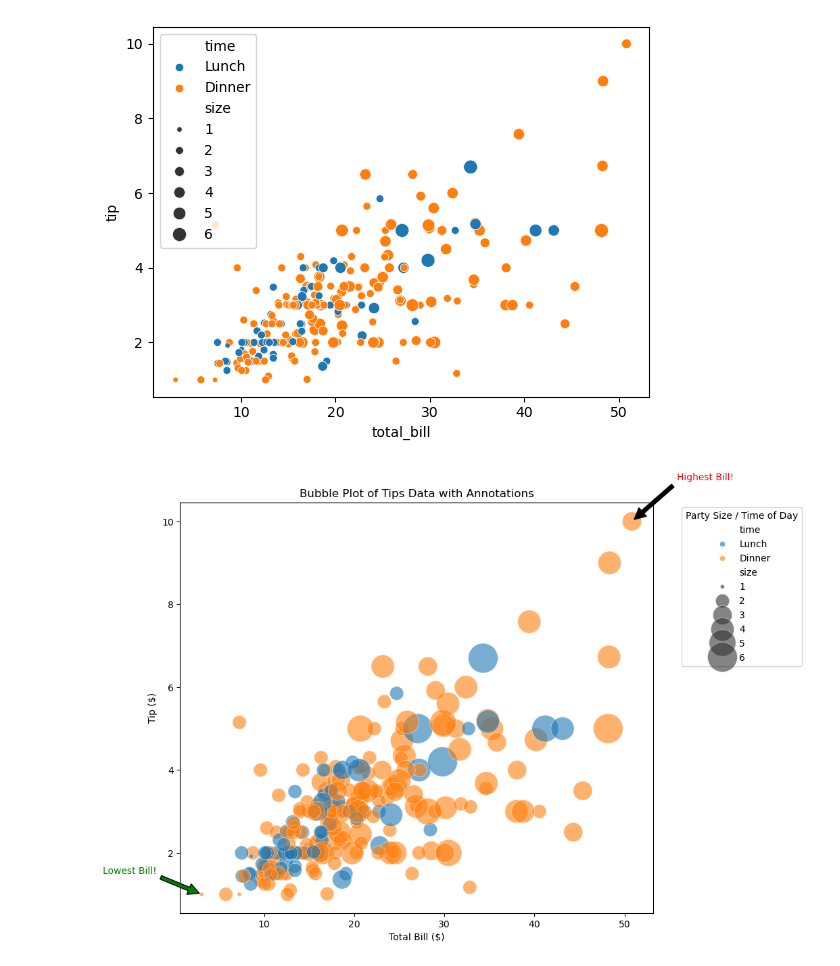
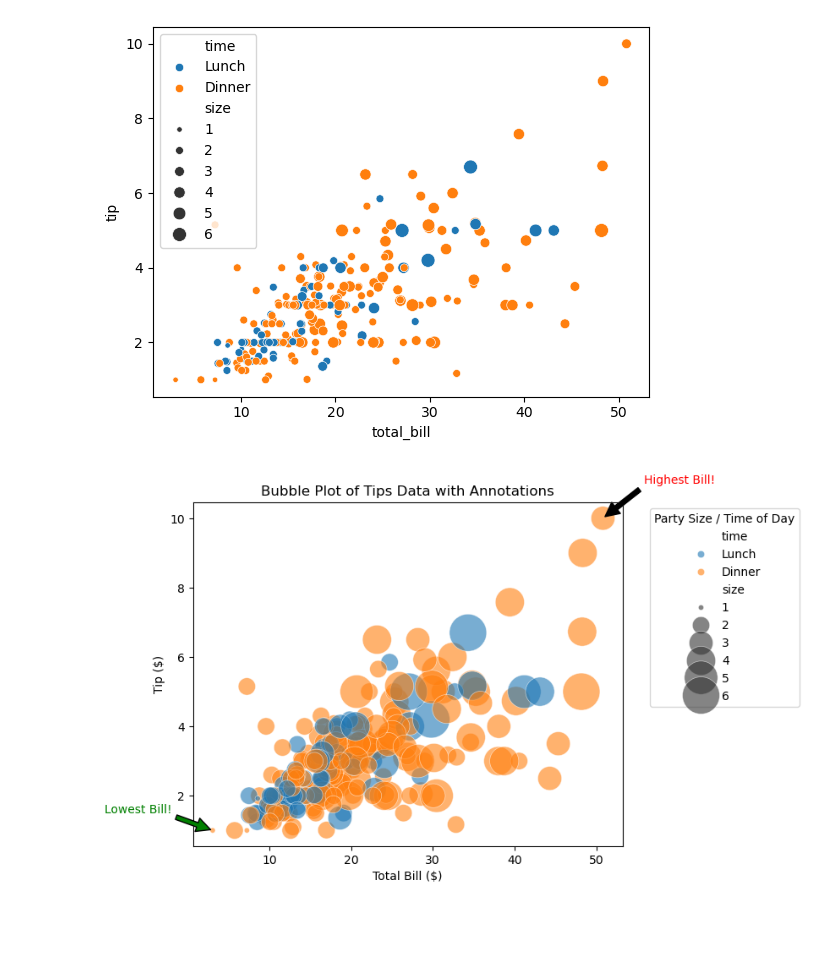
Before and after one commit to RoktimTaye/TIHAN-HYDRABAD-CLASSES, a Jupyter notebook: MODULE 1/Data_Visual_Lecture2.ipynb, the cells around one changed output. Drawn from its saved outputs; the diff is of its cells as text; code cells hidden in the pictures; blank space fills up the shorter version.

```diff
--- a/MODULE 1/Data_Visual_Lecture2.ipynb
+++ b/MODULE 1/Data_Visual_Lecture2.ipynb
@@ -133,7 +133,7 @@ import matplotlib.pyplot as plt
 df = sns.load_dataset('tips')
 
 # Create the bubble plot
-plt.figure(figsize=(10, 7))
+plt.figure(figsize=(8, 5))
 sns.scatterplot(
     data=df,
     x="total_bill",
@@ -151,31 +151,31 @@ plt.title('Bubble Plot of Tips Data with Annotations')
 plt.xlabel('Total Bill ($)')
 plt.ylabel('Tip ($)')
 plt.legend(title='Party Size / Time of Day', bbox_to_anchor=(1.05, 1), loc='upper left')
 plt.tight_layout()
 
 # Annotate the highest total_bill
 highest_bill_row = df.loc[df['total_bill'].idxmax()]
 plt.annotate(
     'Highest Bill!',
     xy=(highest_bill_row['total_bill'], highest_bill_row['tip']),
     xytext=(highest_bill_row['total_bill'] + 5, highest_bill_row['tip'] + 1),
     arrowprops=dict(facecolor='black', shrink=0.05),
     fontsize=10,
     color='red'
 )
 
 # Annotate the lowest total_bill
 lowest_bill_row = df.loc[df['total_bill'].idxmin()]
 plt.annotate(
     'Lowest Bill!',
     xy=(lowest_bill_row['total_bill'], lowest_bill_row['tip']),
     xytext=(lowest_bill_row['total_bill'] - 5, lowest_bill_row['tip'] + 0.5), # Adjust text position
     arrowprops=dict(facecolor='green', shrink=0.05),
     fontsize=10,
     color='green',
     horizontalalignment='right' # Align text to the right of the arrow
 )
 
 plt.show()
 # %% [output]
-[figure, old version]
+[figure, new version]
```
Also changed, not shown: 1 other file.
